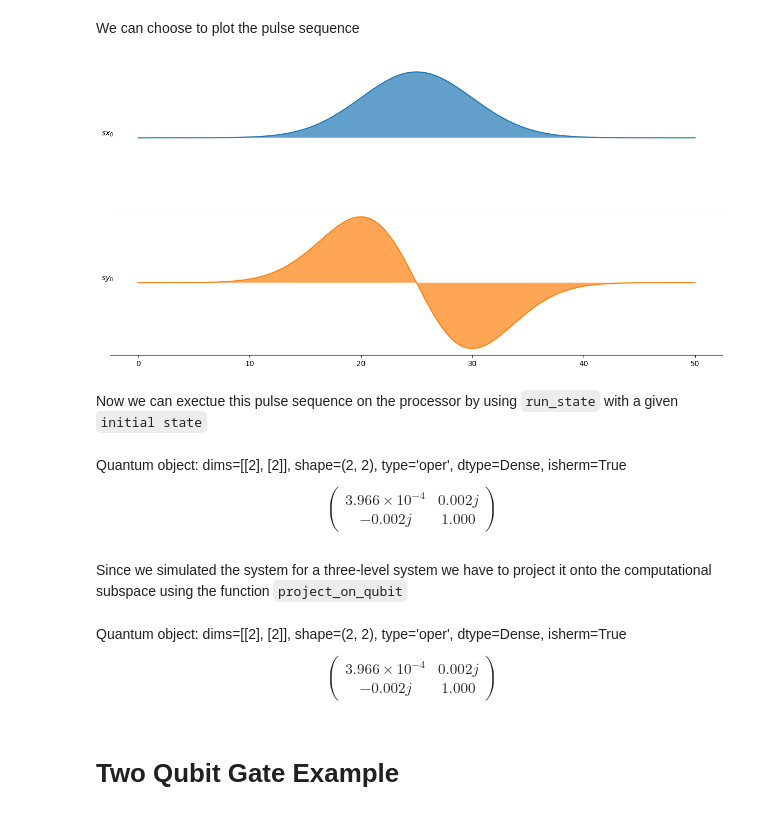
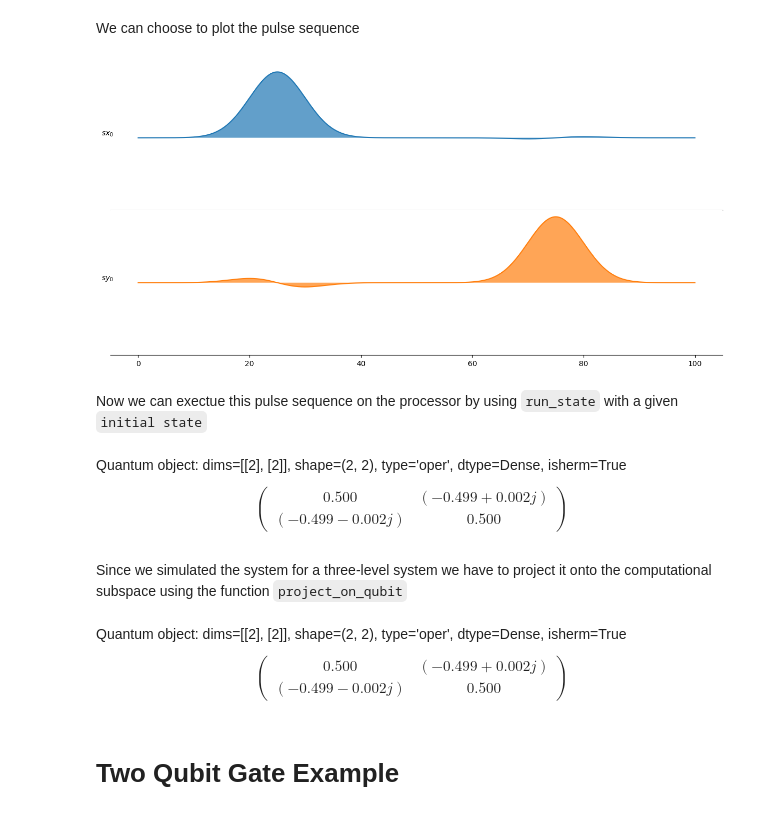
Before and after one commit to aqp-mc2-chalmers/chalmers-qubit, a Jupyter notebook: examples/quantum_gates.ipynb, the cells around one changed output. Saved outputs shown, nothing was run; the diff lists cells and outputs as text; code cells hidden in the pictures.

```diff
--- a/examples/quantum_gates.ipynb
+++ b/examples/quantum_gates.ipynb
@@ -18,10 +22,8 @@ We begin by creating a quantum circuit that has two qubits, and we independently
 num_qubits = 1
 circuit = QubitCircuit(num_qubits)
 
-#circuit.add_gate("RX", targets=0, arg_value=np.pi/2)
-#circuit.add_gate("RY", targets=0, arg_value=np.pi/2)
-circuit.add_gate("X", targets=0)
-circuit.add_gate("GLOBALPHASE", targets=0, arg_value=np.pi / 2)
+circuit.add_gate("RX", targets=0, arg_value=np.pi)
+circuit.add_gate("RY", targets=0, arg_value=np.pi/2)
 # %% [markdown]
 Next we define the hardware parameters that we will use when simulating this quantum circtuit. We therefore define a dictionary where the `key` corresponds to the qubit index and the value is another `dict` that can have the following values:
 - `frequency`: Qubit frequency in GHz.
@@ -58,9 +60,9 @@ tlist, coeffs = sarimner.load_circuit(circuit)
 # %% [markdown]
 We can choose to plot the pulse sequence
 # %%
-sarimner.plot_pulses();
+fig, ax = sarimner.plot_pulses(show_axis=True);
 # %% [output]
-[figure, old version]
+[figure, new version]
 # %% [markdown]
 Now we can exectue this pulse sequence on the processor by using `run_state` with a given `initial state`
 # %%
@@ -69,13 +71,13 @@ result = sarimner.run_state(initial_state)
 final_state = result.states[-1]
 final_state
 # %% [output]
-Quantum object: dims=[[2], [2]], shape=(2, 2), type='oper', dtype=Dense, isherm=True$$\left(\begin{array}{cc}3.966\times10^{ -4 } & 0.002j\\-0.002j & 1.000\end{array}\right)$$
+Quantum object: dims=[[2], [2]], shape=(2, 2), type='oper', dtype=Dense, isherm=True$$\left(\begin{array}{cc}0.500 & (-0.499+0.002j)\\(-0.499-0.002j) & 0.500\end{array}\right)$$
 # %% [markdown]
 Since we simulated the system for a three-level system we have to project it onto the computational subspace using the function `project_on_qubit`
 # %%
 project_on_qubit(final_state)
 # %% [output]
-Quantum object: dims=[[2], [2]], shape=(2, 2), type='oper', dtype=Dense, isherm=True$$\left(\begin{array}{cc}3.966\times10^{ -4 } & 0.002j\\-0.002j & 1.000\end{array}\right)$$
+Quantum object: dims=[[2], [2]], shape=(2, 2), type='oper', dtype=Dense, isherm=True$$\left(\begin{array}{cc}0.500 & (-0.499+0.002j)\\(-0.499-0.002j) & 0.500\end{array}\right)$$
 # %% [markdown]
 # Two Qubit Gate Example
 # %% [markdown]
```
Also changed, not shown: parts of 16 cells of this notebook, 1 other file.
